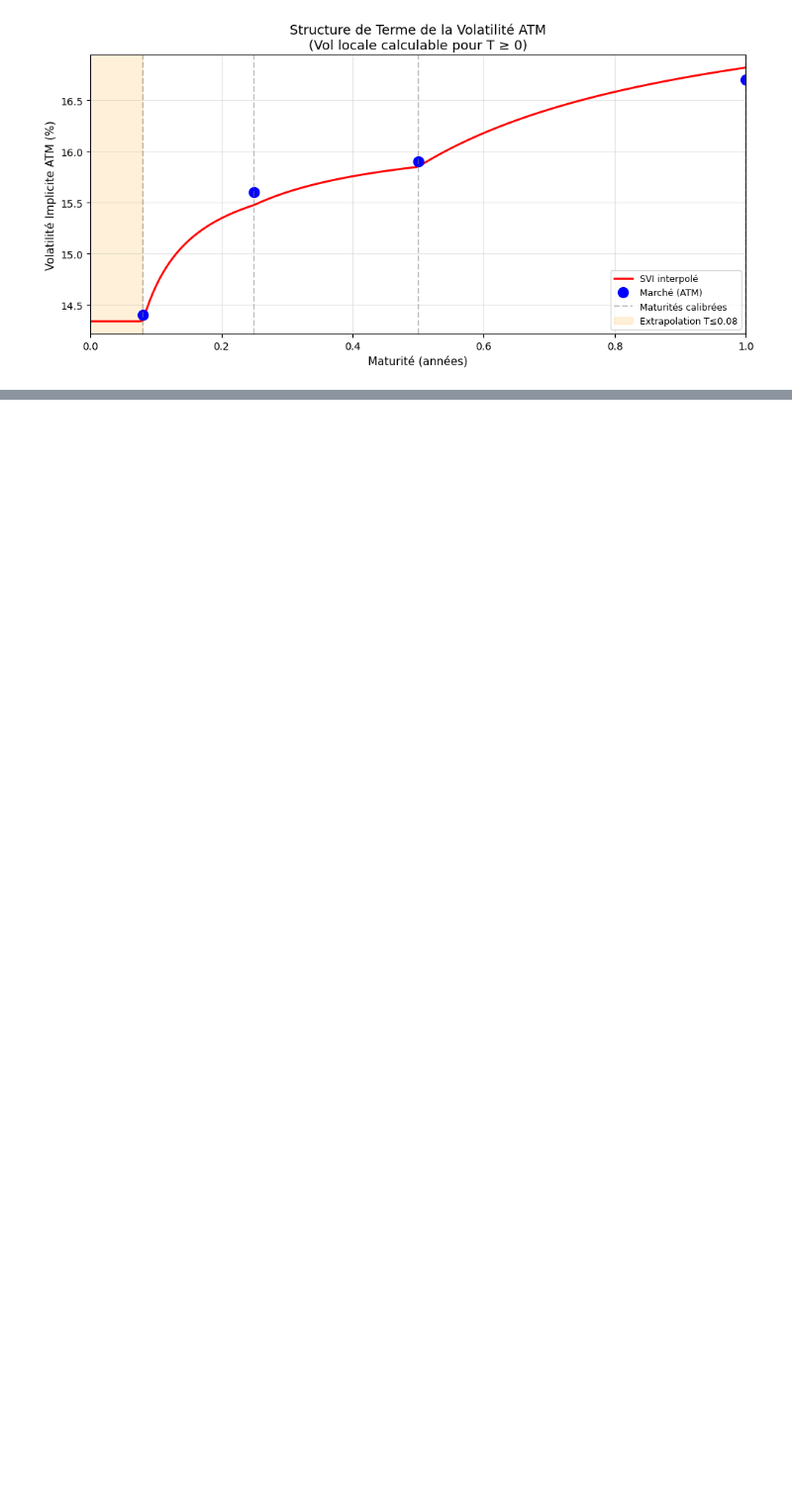
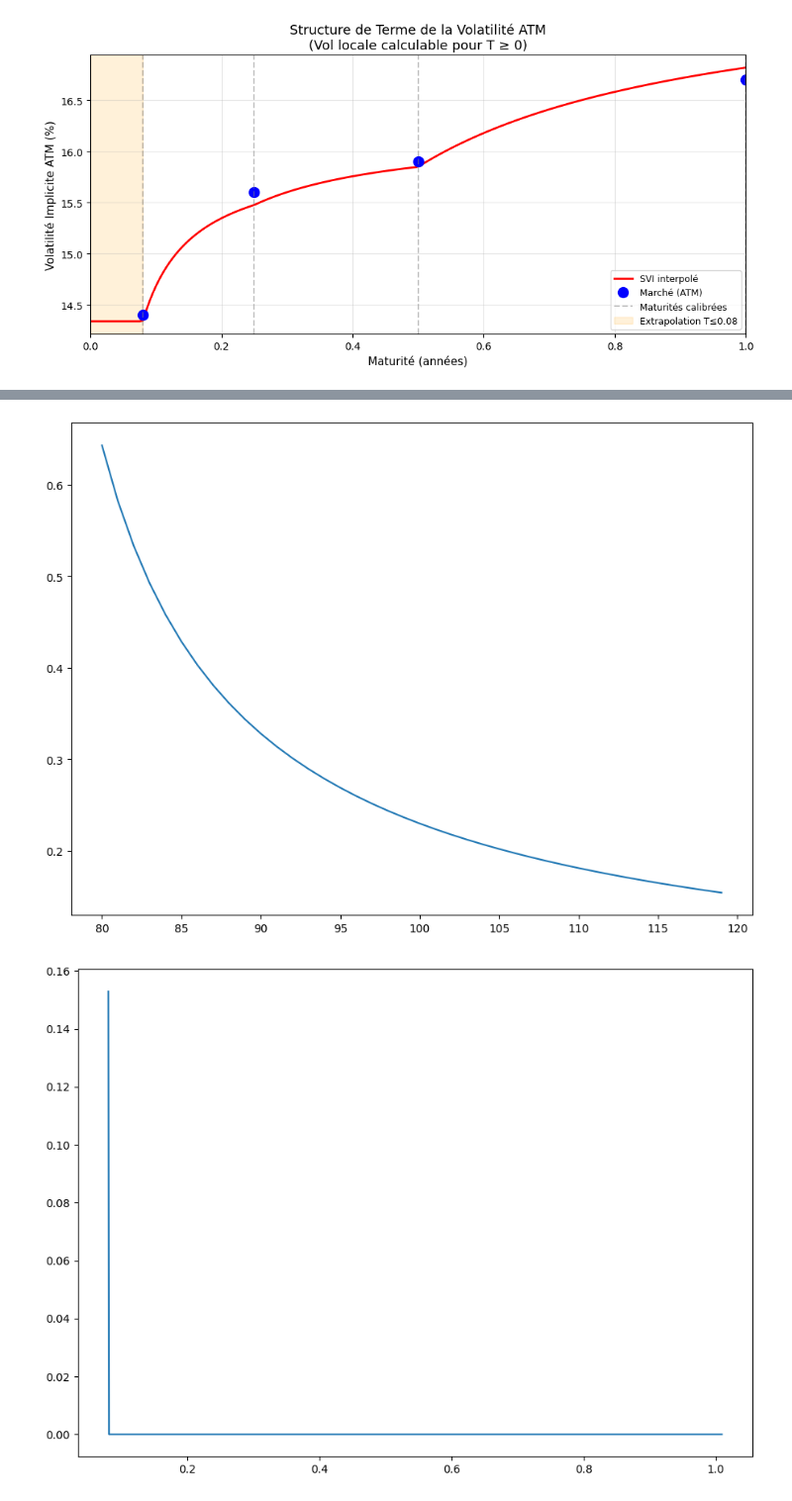
Before and after one commit to Eylz-Liu/Mod-le-vol-locale, a Jupyter notebook: Dupire_SVI.ipynb, the cells around one changed output, grey strips where cells are left out. Shown at 99% size. Saved outputs shown, nothing was run; the diff lists cells and outputs as text; code cells hidden in the pictures; blank space fills up the shorter version.

```diff
--- a/Dupire_SVI.ipynb
+++ b/Dupire_SVI.ipynb
@@ -290,4 +287,24 @@ def local_vol(t, S) :
     num = 2 * dvol_dT + vol / t + 2 * S * drift * dvol_dK
     den = S**2 * (d2vol_dK2 - d1*sqrt_t*dvol_dK**2 + (1/(S*sqrt_t) + d1*dvol_dK)**2 / vol)
     return np.sqrt(np.where(num/den >= 0, num/den, 0))
+# %%
+# plot implied vol or local vol surface
+from matplotlib import cm
+import matplotlib.pyplot as plt
+plt.rcParams["figure.figsize"] = (11,8)
+
+# strike & maturité pour le graphiques
+K = np.arange(80, 120, 1)
+T = np.arange(0.08, 1.01, 0.001)
+S0 = 100
+
+# Graphes 1D vol locale
+plt.plot(K, local_vol(0.08, K))
+plt.show()
+
+plt.plot(T, local_vol(T, 100))
+plt.show()
+# %% [output]
+[figure, added]
+[figure, added]
 # %%
```
Also changed, not shown: parts of 3 cells of this notebook.
